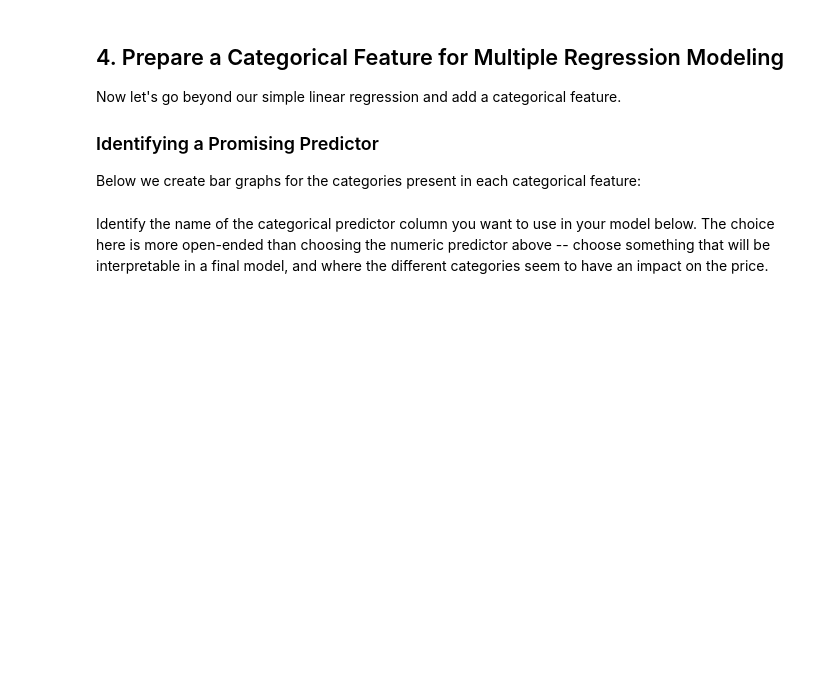
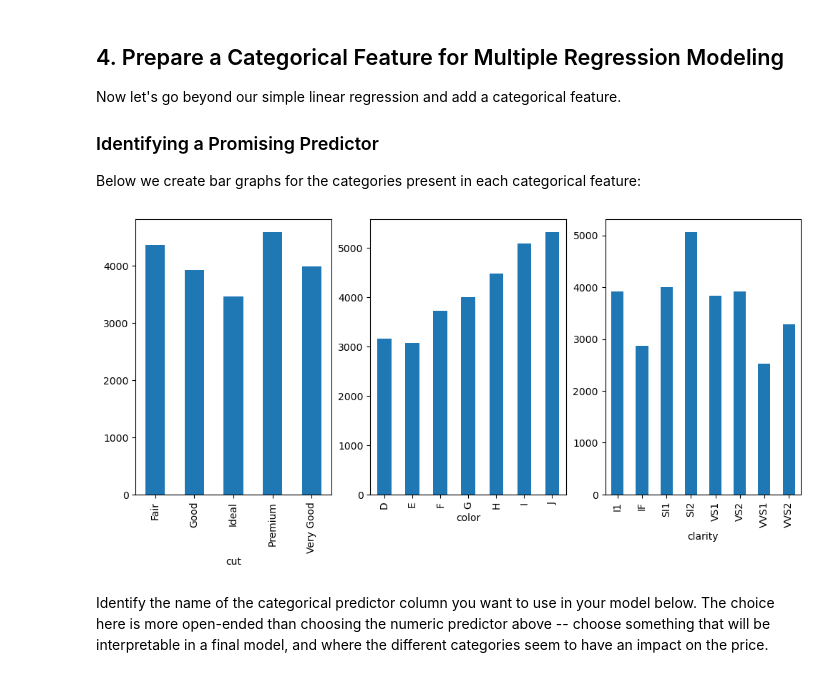
Before and after one commit to learn-co-curriculum/dsc-multiple-regression-cumulative-lab, a Jupyter notebook: index.ipynb, the cells around one changed output. Drawn from its saved outputs; the diff is of its cells as text; code cells hidden in the pictures; blank space fills up the shorter version.

```diff
--- a/index.ipynb
+++ b/index.ipynb
@@ -75,3 +73,7 @@ Be sure to specify `index_col=0` to avoid creating an "Unnamed: 0" column.
+# %%
+# Your code here
+import pandas as pd
+diamonds = pd.read_csv('diamonds.csv', index_col=0)
 # %% [markdown]
 The following code checks that you loaded the data correctly:
 # %%
@@ -201,13 +272,15 @@ Below we create bar graphs for the categories present in each categorical featur
 # %%
 # Run this code without changes
 import matplotlib.pyplot as plt
 
 categorical_features = diamonds.select_dtypes("object").columns
 fig, axes = plt.subplots(ncols=len(categorical_features), figsize=(12,5))
 
 for index, feature in enumerate(categorical_features):
-    diamonds.groupby(feature).mean().plot.bar(
+    diamonds.groupby(feature)['price'].mean().plot.bar(
         y="price", ax=axes[index])
+# %% [output]
+[figure, added]
 # %% [markdown]
 Identify the name of the categorical predictor column you want to use in your model below. The choice here is more open-ended than choosing the numeric predictor above -- choose something that will be interpretable in a final model, and where the different categories seem to have an impact on the price.
 # %%
```
Also changed, not shown: parts of 21 cells of this notebook.
